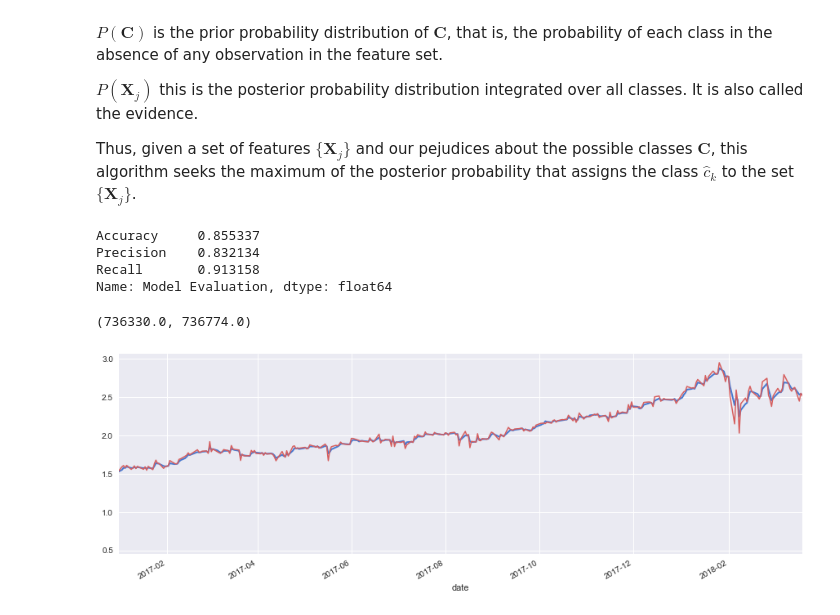
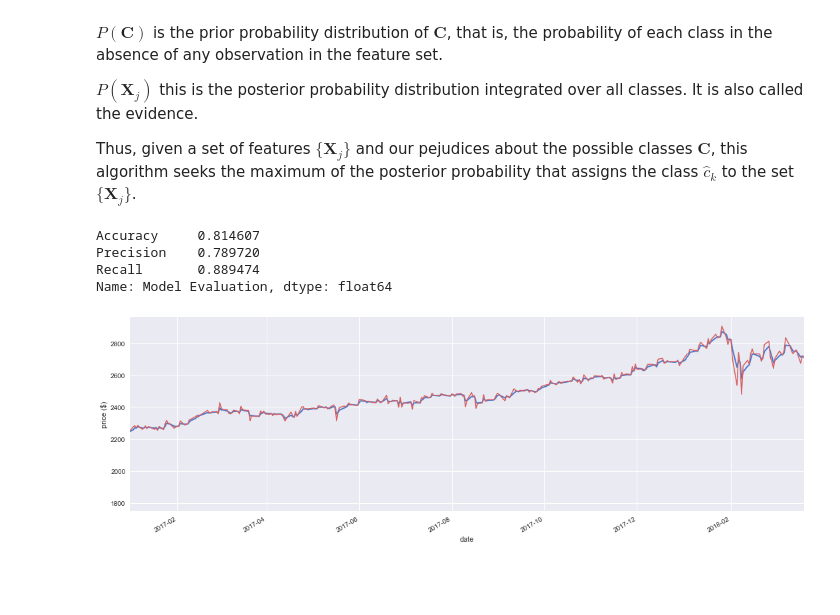
Before and after one commit to CBTrading/Experiments, a Jupyter notebook: ML-basics/naive-bayes.ipynb, the cells around one changed output. Saved outputs shown, nothing was run; the diff lists cells and outputs as text; code cells hidden in the pictures; blank space fills up the shorter version.

Commit message:
completed training & prediction

```diff
--- a/ML-basics/naive-bayes.ipynb
+++ b/ML-basics/naive-bayes.ipynb
@@ -49,7 +66,23 @@ data.index.name = data.index.name.lower()
+# %%
+for_training = pd.read_csv("../data/raw/sp500-for-training.csv", index_col="Date")
+normalize_metadata(for_training, inplace=True)
+
+for_prediction = pd.read_csv("../data/raw/sp500-for-prediction.csv", index_col="Date")
+normalize_metadata(for_prediction, inplace=True)
+
+sp500 = for_training["gspc.close"]
+sp500_prediction = for_prediction["gspc.close"]
+
+s1, s2 = set(for_training.columns), set(for_prediction.columns)
+s = list(s1.intersection(s2))
+
+for_training = for_training.filter(items=s, axis=1)
+for_prediction = for_prediction.filter(items=s, axis=1)
 # %%
 # binarize class column
-Y = data["class"].apply(lambda x: 1 if x=="UP" else -1)
-X = data.drop(columns="class")
+Y = for_training["class"].apply(lambda x: 1 if x=="UP" else -1)
+X = for_training.drop(columns="class")
+remove_columns(X, "year month day gspc roc mom lag volume".split(), inplace=True)
 # implement data normalization
 X_norm = X.apply(preprocessing.scale)
 # implement filtering of features
@@ -57,6 +90,7 @@ X_norm = X.apply(preprocessing.scale)
 # implement data splitting
 X_train, X_test = data_split(X_norm, ratio=0.8)
 Y_train, Y_test = data_split(Y, ratio=0.8)
+sp500_train, sp500_test = data_split(sp500, ratio=0.8)
 # implement model training
 nbg = GaussianNB()
 nbg.fit(X_train, Y_train)
@@ -69,23 +103,23 @@ recall = recall_score(Y_test, Y_pred)
 model_eval = pd.Series(data=[accuracy, precision, recall], index="Accuracy Precision Recall".split(), name="Model Evaluation")
 model_eval
 # %% [output]
-Accuracy     0.855337
-Precision    0.832134
-Recall       0.913158
+Accuracy     0.814607
+Precision    0.789720
+Recall       0.889474
 Name: Model Evaluation, dtype: float64
 # %%
 # implement real-life prediction
 fig, ax = plt.subplots(1, 1, figsize=(15, 5))
 
-# data["gspc.close"].plot(lw=1.7, color="0.4")
-data_test["gspc.close"].plot(lw=2.0)
+sp500_test.plot(lw=2.0)
 
-delta_y = abs(data_test["gspc.close"].diff())
-y = data_test["gspc.close"]
+delta_y = abs(sp500_test.diff())
+y = sp500_test
 price_pred = Y_pred*delta_y + y
 
-ax.plot(data_test.index, price_pred, lw=1.5, color="r")
-ax.set_xlim(pd.date_range("2017-01-01", data.index[-1]).date[[0,-1]])
+ax.plot(X_test.index, price_pred, lw=1.5, color="r")
+ax.set_xlim(pd.date_range("2017-01-01", X_test.index[-1]).date[[0,-1]])
+ax.set_ylabel(r"price ($)")
+fig.tight_layout()
 # %% [output]
-(736330.0, 736774.0)
-[figure, old version]
+[figure, new version]
```
Also changed, not shown: parts of 4 cells of this notebook.
